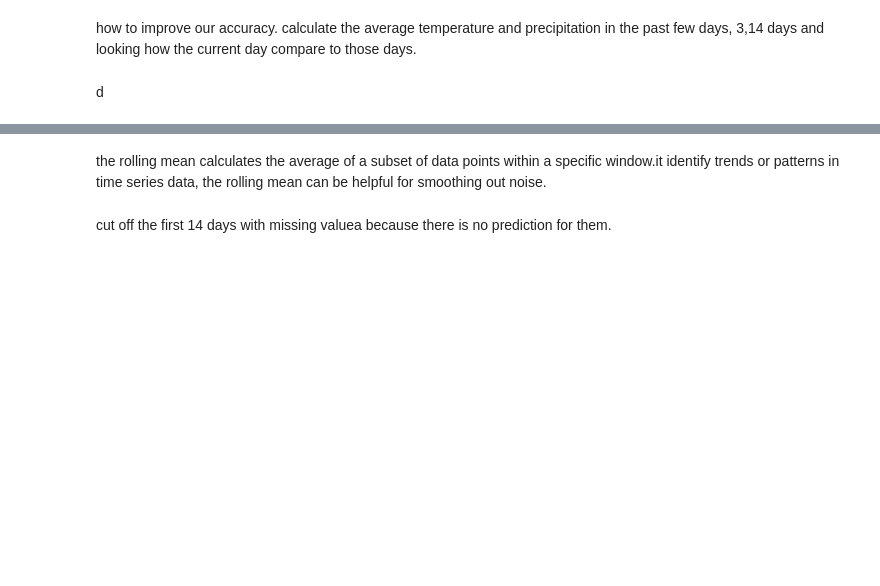
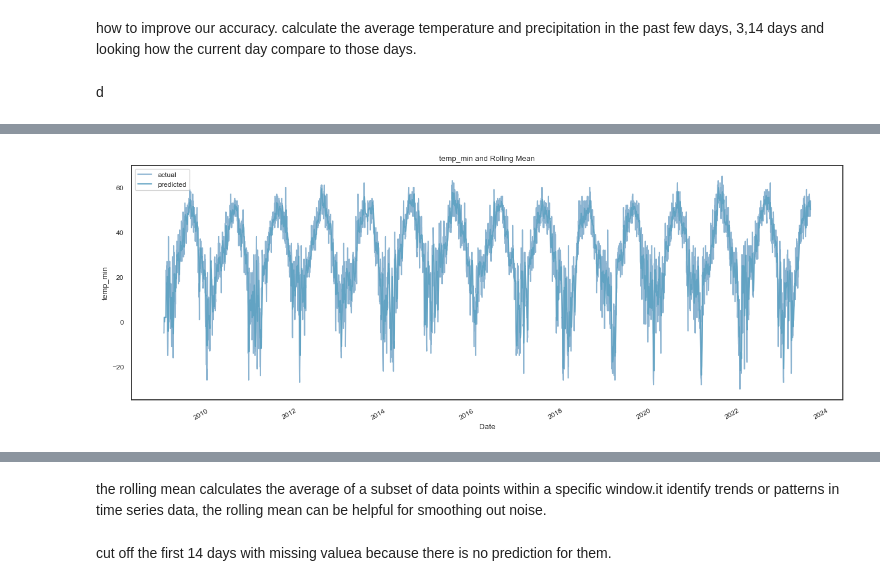
Before and after one commit to Oluyomy/Final_Lhl_Project, a Jupyter notebook: TimeweatherNOA0806temp_min all.ipynb, the cells around one changed output, grey strips where cells are left out. Cells and saved outputs as stored; diff of their text form; code cells hidden in the pictures; blank space fills up the shorter version.

```diff
--- a/TimeweatherNOA0806temp_min all.ipynb
+++ b/TimeweatherNOA0806temp_min all.ipynb
@@ -1043,0 +1065,21 @@ d
+# %%
+import matplotlib.pyplot as plt
+
+# Assuming you have already imported your data and created the plots
+Calgary1cfs_df['temp_min'].plot(label='actual')
+Calgary1cfs_df.rolling(window=7).mean()['temp_min'].plot(figsize=(16, 6), label='predicted')
+
+# Adding labels
+plt.xlabel('Date')
+plt.ylabel('temp_min')
+
+# Adding a title
+plt.title('temp_min and Rolling Mean')
+
+# Adding a legend
+plt.legend()
+
+# Display the plot
+plt.show()
+# %% [output]
+[figure, added]
```
Also changed, not shown: parts of 43 cells of this notebook, 5 other files.
